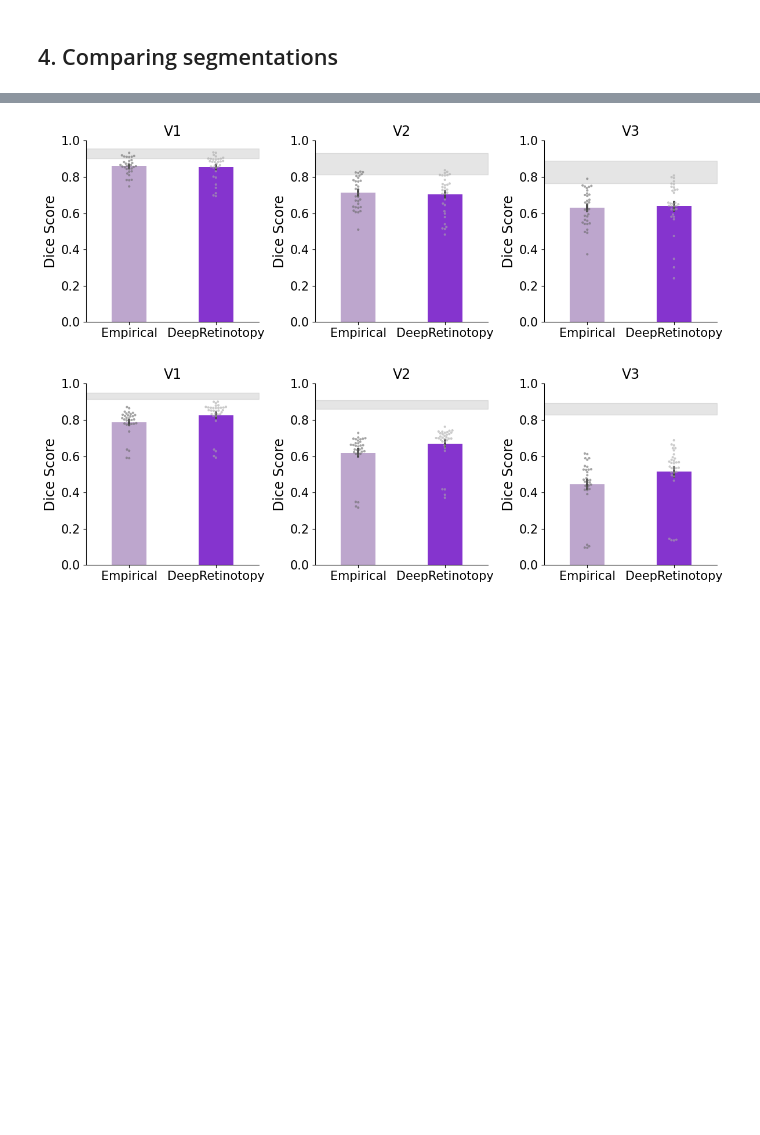
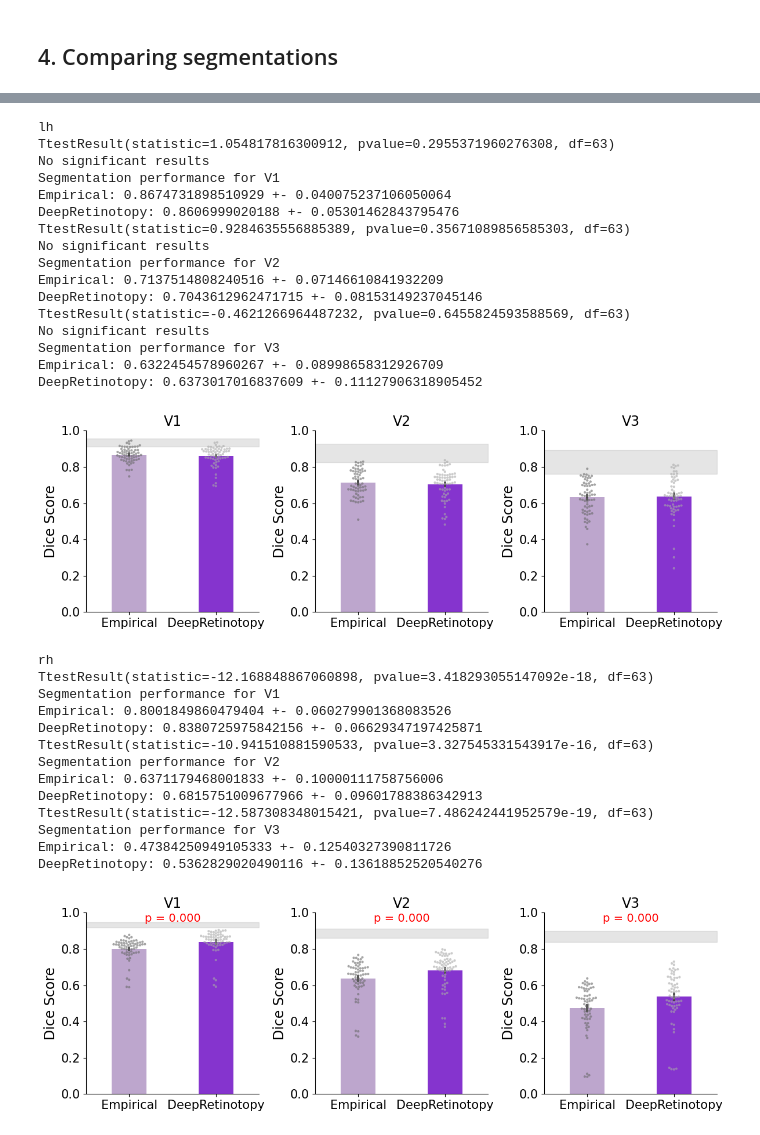
Before and after one commit to felenitaribeiro/deepRetinotopy_validation, a Jupyter notebook: notebooks/4_segmention.ipynb, the cells around one changed output, grey strips where cells are left out. Drawn from its saved outputs; the diff is of its cells as text; code cells hidden in the pictures; blank space fills up the shorter version.

Commit message:
update segmentation exp

```diff
--- a/notebooks/4_segmention.ipynb
+++ b/notebooks/4_segmention.ipynb
@@ -424,19 +435,7 @@ for sub in subjects:
         subjects.remove(sub)
 print(f'Number of subjects before removing missing files: {len(subjects)}')
 
-# remove subjects with missing anatomist files
-for sub in subjects:
-    if not os.path.isfile(f"{path_to_files}/A1/{sub}.labels.hdf5") or \
-                not os.path.isfile(f"{path_to_files}/A2/{sub}.labels.hdf5") or \
-                not os.path.isfile(f"{path_to_files}/A3/{sub}.labels.hdf5") or \
-                not os.path.isfile(f"{path_to_files}/A4/{sub}.labels.hdf5"):
-        if sub in subjects:
-            subjects.remove(sub)
-print(f'Number of subjects used for evaluation: {len(subjects)}')
-
-np.set_printoptions(threshold=1000)
-
-groups = ["empirical", "deepRetinotopy"]
+groups = ["empirical", "deepRetinotopy",  "deepRetinotopy_ones"]
 anatomists = ["A1", "A2", "A3", "A4"]
 hemisphere = ['lh', 'rh']
 vareas = [1, 2, 3]
@@ -452,6 +451,7 @@ mask = {sub: {hemi: [] for hemi in hemisphere} for sub in subjects}
 # define dictionary for the dice score
 dice_empirical = {hemi: {area: {sub: {anatom: [] for anatom in anatomists} for sub in subjects} for area in vareas} for hemi in hemisphere}
 dice_deepret = {hemi: {area: {sub: {anatom: [] for anatom in anatomists} for sub in subjects} for area in vareas} for hemi in hemisphere}
+dice_deepret_ones = {hemi: {area: {sub: {anatom: [] for anatom in anatomists} for sub in subjects} for area in vareas} for hemi in hemisphere}
 dice_empirical_deepret = {hemi: {area: {sub: 0 for sub in subjects} for area in vareas} for hemi in hemisphere}
 dice_anatomist_anotimist = {hemi: {area: {sub: {anatom: [] for anatom in anatomists} for sub in subjects} for area in vareas} for hemi in hemisphere}
 
@@ -469,7 +469,7 @@ for sub in subjects:
 
         # load the dictionarys for empirical and deepRetinotopy data
         for group in groups:
-            path = f"{path_to_files}/freesurfer/{sub}/deepRetinotopy/inferred_{group}/{hemi}.inferred_varea.gii".format(path_to_files=path_to_files, sub=sub, group=group, hemi=hemi) # TODO: update
+            path = f"{path_to_files}/freesurfer/{sub}/deepRetinotopy/inferred_{group}/{hemi}.inferred_varea.gii".format(path_to_files=path_to_files, sub=sub, group=group, hemi=hemi)
             array = nib.load(path)
             array = array.agg_data()
             maps_groups[sub][hemi][group] = array
@@ -500,6 +500,12 @@ for sub in subjects:
                 dice = calc_dice_score(m1, m2, mask[sub][hemi])
                 dice_deepret[hemi][area][sub][anatom] = dice
 
+                m1 = mask_varea_groups[sub][hemi][area]["deepRetinotopy_ones"]
+                m2 = mask_varea_anatomists[sub][hemi][area][anatom]
+                assert m1.shape == m2.shape
+                dice = calc_dice_score(m1, m2, mask[sub][hemi])
+                dice_deepret_ones[hemi][area][sub][anatom] = dice
+
                 tmp_anatomist_vs_anatomist = []
                 for anatom2 in anatomists:
                     # dice score - manual vs manual
@@ -560,6 +573,21 @@ def create_barplots(df_automated_vs_manual, df_anatomists, hemisphere = 'both'):
 
         sns.barplot(data=results_method, y='dice_score', x="group", errorbar='se', ax=axes[i], palette=['#bea0d3ff', '#861ae8ff'], linewidth= 3, width=0.4)
         sns.swarmplot(data=results_method, y='dice_score', x="group", palette=['dimgray','darkgray'], hue='group', size=3, ax=axes[i], alpha=0.6)
+
+        # two-tailed ttest
+        alpha = 0.025
+        ttest = scipy.stats.ttest_rel(results_method['dice_score'][results_method['group']=='empirical'], results_method['dice_score'][results_method['group']=='deepRetinotopy'])
+        print(ttest)
+        if np.abs(ttest.pvalue) < alpha:
+            plt.text(0.5, 0.95, f'p = {ttest.pvalue:.3f}', transform=axes[i].transAxes, ha='center', fontsize=14, color='red')
+        else:
+            print('No significant results')
+
+        # print some stats
+        print(f'Segmentation performance for V{area}')
+        print(f"Empirical: {results_method['dice_score'][results_method['group']=='empirical'].mean()} +- {results_method['dice_score'][results_method['group']=='empirical'].std()}")
+        print(f"DeepRetinotopy: {results_method['dice_score'][results_method['group']=='deepRetinotopy'].mean()} +- {results_method['dice_score'][results_method['group']=='deepRetinotopy'].std()}")
+
         axes[i].set_title(f'V{area}', fontsize=17)
         axes[i].set_ylim(0, 1)
         axes[i].legend_.remove()
@@ -577,5 +605,6 @@ def create_barplots(df_automated_vs_manual, df_anatomists, hemisphere = 'both'):
     return plt.show()
 
 for hemisphere in ['both', 'lh', 'rh']:
+    print(hemisphere)
     create_barplots(df_automated_vs_manual, df_anatomists, hemisphere = hemisphere)
 # %% [output]
@@ -583,2 +625,31 @@ for hemisphere in ['both', 'lh', 'rh']:
+lh
+TtestResult(statistic=1.054817816300912, pvalue=0.2955371960276308, df=63)
+No significant results
+Segmentation performance for V1
+Empirical: 0.8674731898510929 +- 0.040075237106050064
+DeepRetinotopy: 0.8606999020188 +- 0.05301462843795476
+TtestResult(statistic=0.9284635556885389, pvalue=0.35671089856585303, df=63)
+No significant results
+Segmentation performance for V2
+Empirical: 0.7137514808240516 +- 0.07146610841932209
+DeepRetinotopy: 0.7043612962471715 +- 0.08153149237045146
+TtestResult(statistic=-0.4621266964487232, pvalue=0.6455824593588569, df=63)
+No significant results
+Segmentation performance for V3
+Empirical: 0.6322454578960267 +- 0.08998658312926709
+DeepRetinotopy: 0.6373017016837609 +- 0.11127906318905452
-[figure, old version]
+[figure, new version]
+rh
+TtestResult(statistic=-12.168848867060898, pvalue=3.418293055147092e-18, df=63)
+Segmentation performance for V1
+Empirical: 0.8001849860479404 +- 0.060279901368083526
+DeepRetinotopy: 0.8380725975842156 +- 0.06629347197425871
+TtestResult(statistic=-10.941510881590533, pvalue=3.327545331543917e-16, df=63)
+Segmentation performance for V2
+Empirical: 0.6371179468001833 +- 0.10000111758756006
+DeepRetinotopy: 0.6815751009677966 +- 0.09601788386342913
+TtestResult(statistic=-12.587308348015421, pvalue=7.486242441952579e-19, df=63)
+Segmentation performance for V3
+Empirical: 0.47384250949105333 +- 0.12540327390811726
+DeepRetinotopy: 0.5362829020490116 +- 0.13618852520540276
-[figure, old version]
+[figure, new version]
```
Also changed, not shown: parts of 7 cells of this notebook, 2 other files.
